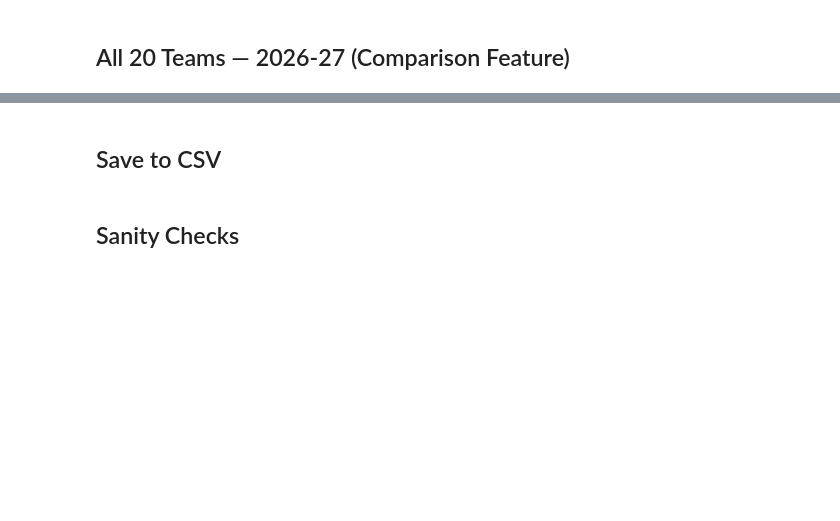
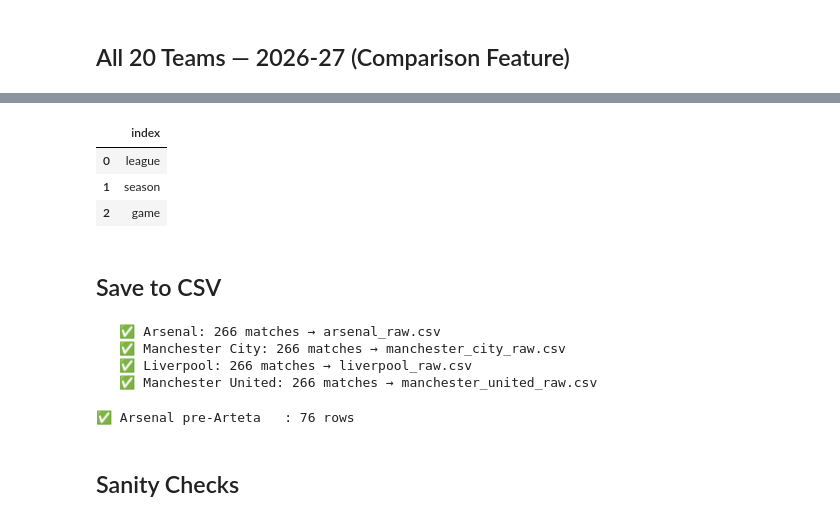
Before and after one commit to ChTej00/Arsenal-Bottle, a Jupyter notebook: notebooks/01_data_collection.ipynb, the cells around one changed output, grey strips where cells are left out. Drawn from its saved outputs; the diff is of its cells as text; code cells hidden in the pictures; blank space fills up the shorter version.

```diff
--- a/notebooks/01_data_collection.ipynb
+++ b/notebooks/01_data_collection.ipynb
@@ -297,2 +332,11 @@ Arsenal rows: 266
 # %% [markdown]
 ## All 20 Teams — 2026-27 (Comparison Feature)
+# %%
+#scraping 2026-27 Schedule ...
+
+understat_2627 = sd.Understat(leagues=PL, seasons=2026)
+fixtures_raw   = understat_2627.read_schedule().reset_index()
+
+
+fixtures_raw
+# %% [output]
@@ -299,4 +344,31 @@ Arsenal rows: 266
+|  | index |
+| 0 | league |
+| 1 | season |
+| 2 | game |
 # %% [markdown]
 ## Save to CSV
+# %%
+#saving arteta era match data
+
+for team in titleTeams:
+    team_df = matches_4teams[matches_4teams['team'] == team].copy()
+
+    if len(team_df) == 0:
+        print(f"   ⚠️  No data for {team}")
+        continue
+
+    filename = f"{team.lower().replace(' ', '_')}_raw.csv"
+    team_df.to_csv(RAW_DATA_DIR / filename, index=False)
+    print(f"   ✅ {team}: {len(team_df):,} matches → {filename}")
+# %% [output]
+   ✅ Arsenal: 266 matches → arsenal_raw.csv
+   ✅ Manchester City: 266 matches → manchester_city_raw.csv
+   ✅ Liverpool: 266 matches → liverpool_raw.csv
+   ✅ Manchester United: 266 matches → manchester_united_raw.csv
+# %%
+pre_arteta.to_csv(RAW_DATA_DIR / "arsenal_pre_arteta_raw.csv", index=False)
+print(f"✅ Arsenal pre-Arteta   : {len(pre_arteta)} rows")
+# %% [output]
+✅ Arsenal pre-Arteta   : 76 rows
 # %% [markdown]
 ## Sanity Checks
```
Also changed, not shown: parts of 7 cells of this notebook.
